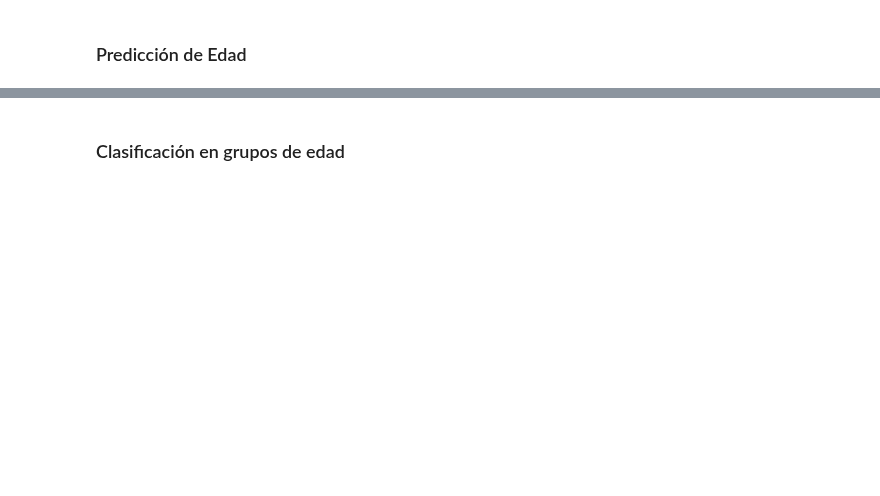
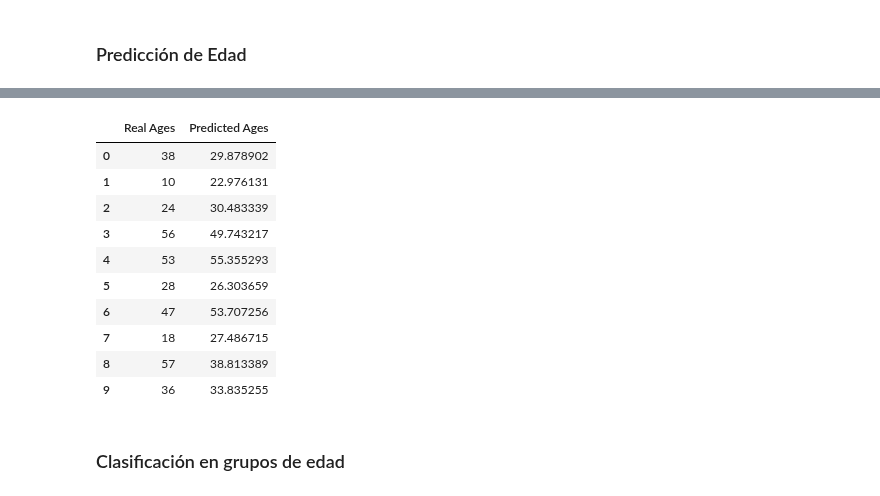
Before and after one commit to danib08/Reconocimiento-de-Patrones, a Jupyter notebook: Proyecto2.ipynb, the cells around one changed output, grey strips where cells are left out. Cells and saved outputs as stored; diff of their text form; code cells hidden in the pictures; blank space fills up the shorter version.

```diff
--- a/Proyecto2.ipynb
+++ b/Proyecto2.ipynb
@@ -293,8 +393,20 @@ print(f"Train MAE: {train_mae}")
 # %%
 df_test = pd.DataFrame()
-df_test['Real Ages'] = y_test_raw
+df_test['Real Ages'] = y_test_hog
 df_test['Predicted Ages'] = y_pred
 df_test.head(10)
+# %% [output]
+|  | Real Ages | Predicted Ages |
+| 0 | 38 | 29.878902 |
+| 1 | 10 | 22.976131 |
+| 2 | 24 | 30.483339 |
+| 3 | 56 | 49.743217 |
+| 4 | 53 | 55.355293 |
+| 5 | 28 | 26.303659 |
+| 6 | 47 | 53.707256 |
+| 7 | 18 | 27.486715 |
+| 8 | 57 | 38.813389 |
+| 9 | 36 | 33.835255 |
 # %% [markdown]
 ### Clasificación en grupos de edad
 # %%
```
Also changed, not shown: parts of 15 cells of this notebook.
